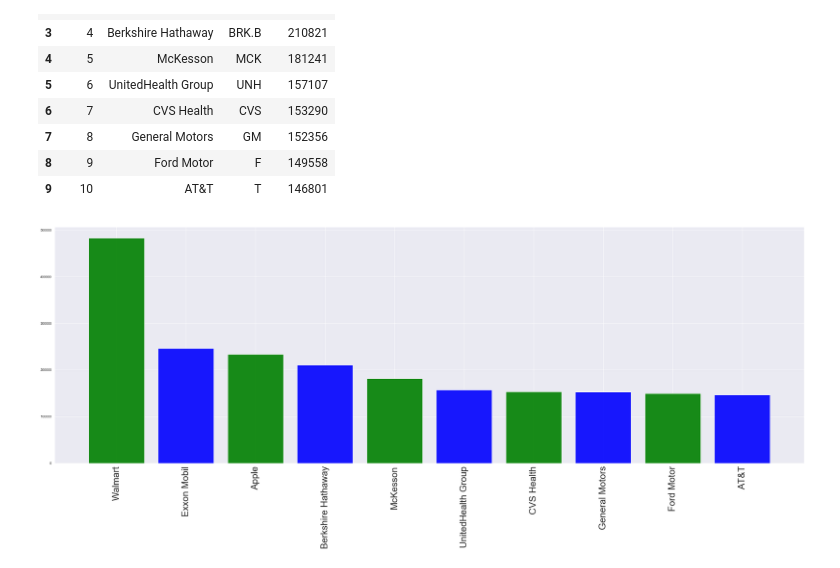
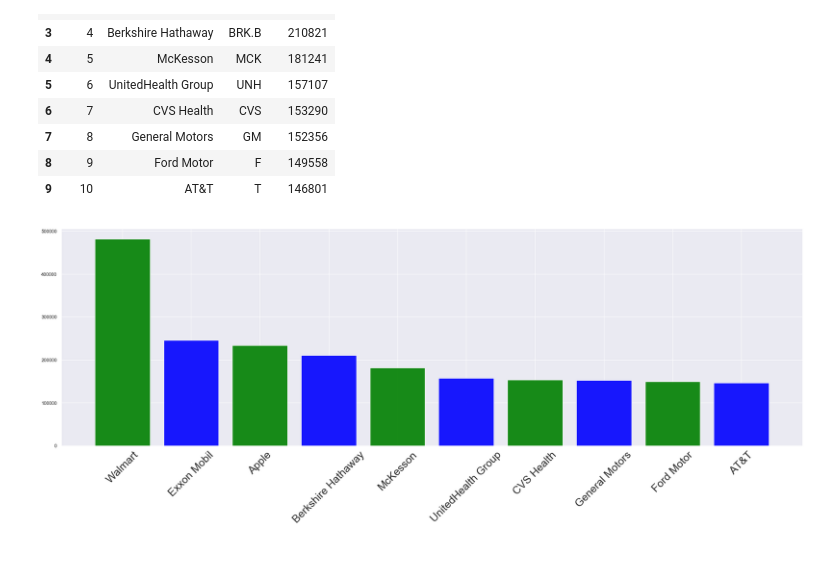
Before and after one commit to chinosamg/ETL-Project, a Jupyter notebook: ETL_Code-Fortune500_Tables_2016.ipynb, the cells around one changed output. Drawn from its saved outputs; the diff is of its cells as text; code cells hidden in the pictures.

```diff
--- a/ETL_Code-Fortune500_Tables_2016.ipynb
+++ b/ETL_Code-Fortune500_Tables_2016.ipynb
@@ -29,12 +29,12 @@ Fortune10_2016.dropna(axis=1, how='all')
 x_axis = np.arange(len(Fortune10_2016))
 tick_locations = [value for value in x_axis]
 # %%
-plt.figure(figsize=(35,15))
+plt.figure(figsize=(25,10))
 colors = ["green", "blue"]
 
 plt.bar(x_axis, Fortune10_2016["Revenues"], alpha=.9, align="center", color=colors)
-plt.xticks(tick_locations, Fortune10_2016["Company"], rotation="vertical", fontsize=(30))
+plt.xticks(tick_locations, Fortune10_2016["Company"], rotation=45, fontsize=(25))
 plt.tight_layout()
 plt.savefig("static/Top10_2016_Revenue.png")
 # %% [output]
-[figure, old version]
+[figure, new version]
```
Also changed, not shown: 8 other files.
